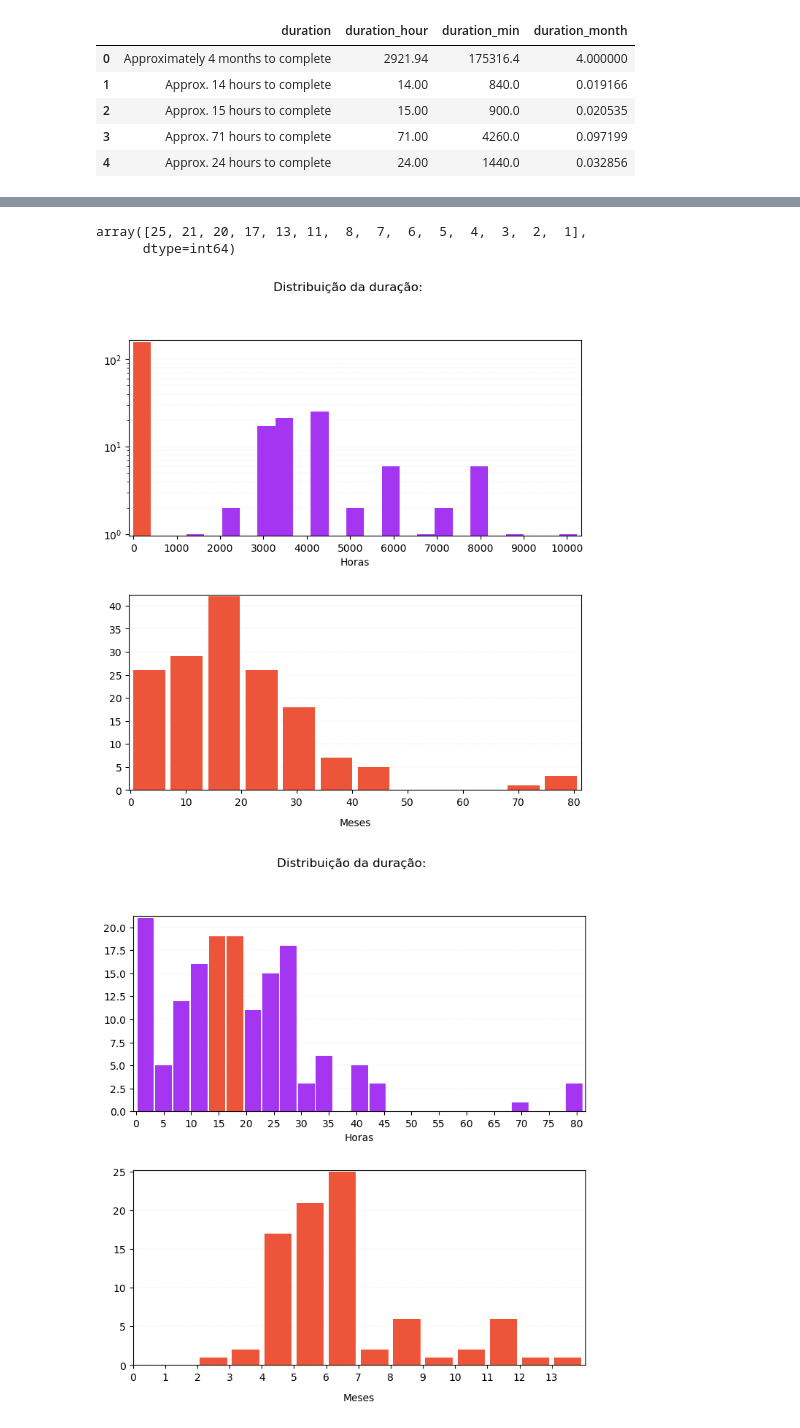
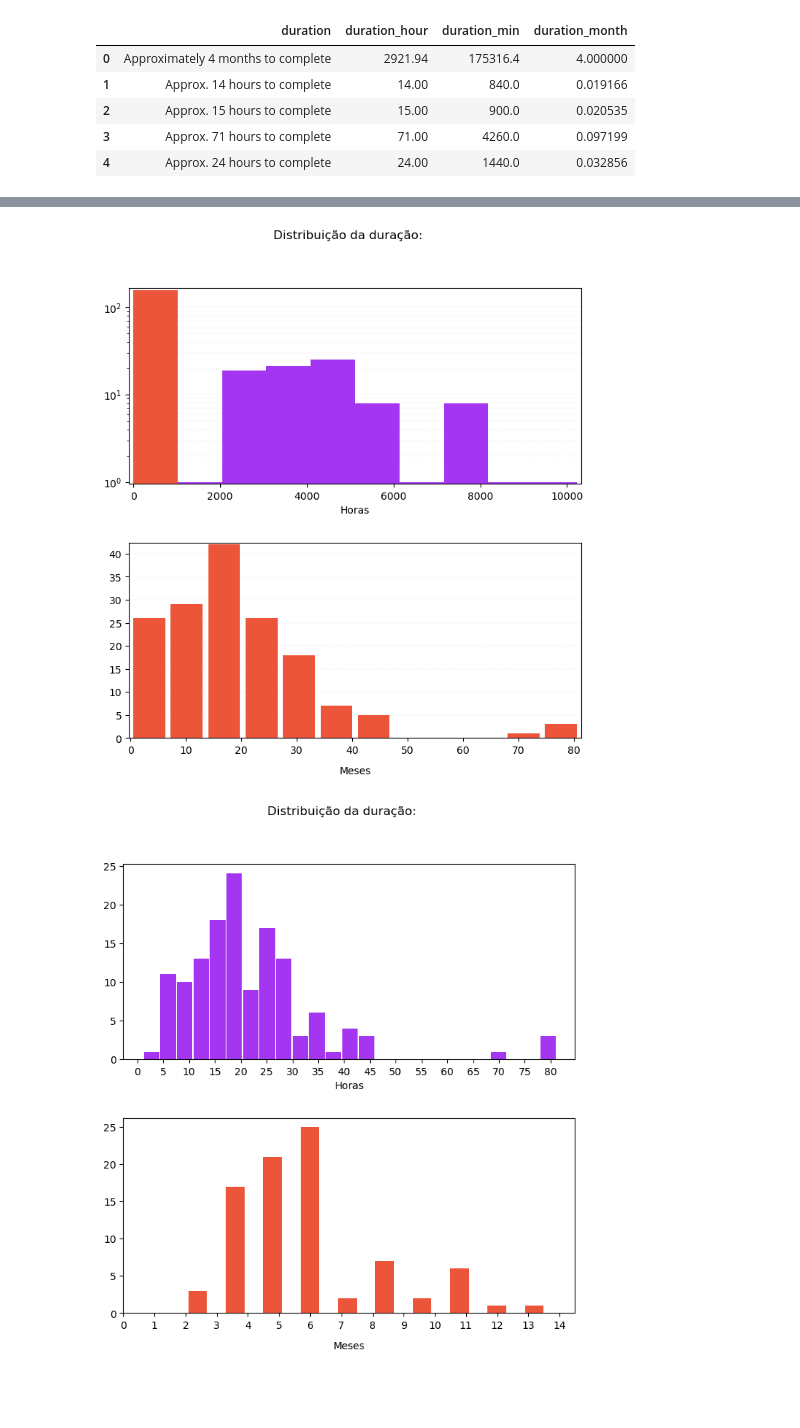
Before and after one commit to ismailymendes/mooc_udemy_coursera, a Jupyter notebook: mooc_udemy_coursera.ipynb, the cells around one changed output, grey strips where cells are left out. Cells and saved outputs as stored; diff of their text form; code cells hidden in the pictures; blank space fills up the shorter version.

```diff
--- a/mooc_udemy_coursera.ipynb
+++ b/mooc_udemy_coursera.ipynb
@@ -769,12 +729,7 @@ Name: duration_min, dtype: int64
-# %%
-coursera_cursos['duration_month'].value_counts().unique()
-# %% [output]
-array([25, 21, 20, 17, 13, 11,  8,  7,  6,  5,  4,  3,  2,  1],
-      dtype=int64)
 # %%
 # Distribuição da duração dos cursos
 fig, (ax1, ax2) = plt.subplots(2,1,figsize = (8, 8))
-N, bins, patches = ax1.hist(coursera_cursos[coursera_cursos['duration_hour']>=0]['duration_hour'], bins=25, color='#A435F0')
+N, bins, patches = ax1.hist(coursera_cursos[coursera_cursos['duration_hour']>=0]['duration_hour'], bins=10, color='#A435F0')
 
 ax1.grid(axis='y', color ='Grey', linestyle ='-.', linewidth = 0.1, which='both', alpha = 0.6)
 ax1.margins(0.01)
@@ -786,7 +741,7 @@ plt.sca(ax1)
 plt.xlabel("Horas")
 plt.ylabel("")
 plt.yscale('log')
-plt.xticks(range(0,10001,1000))
+plt.xticks(range(0,10001,2000))
 
 ax2.hist(coursera_cursos[(coursera_cursos['duration_hour']>=0) & (coursera_cursos['duration_hour']<1000)]['duration_hour'], rwidth=0.85, bins=12, color='#ed553b')
 ax2.grid(axis='y', color ='Grey', linestyle ='-.', linewidth = 0.1, alpha = 0.6)
@@ -809,42 +764,36 @@ plt.rc('ytick', labelsize=MEDIUM_SIZE)   # tamanho da fonte do eixo y
 plt.rc('legend', fontsize=SMALL_SIZE)    # tamanho da fonte da legenda
 plt.show()
 # %% [output]
-[figure, old version]
+[figure, new version]
 # %%
 # Distribuição da duração dos cursos
 fig, (ax1, ax2) = plt.subplots(2,1,figsize = (8, 8))
-N, bins, patches = ax1.hist(coursera_cursos[(coursera_cursos['duration_hour']>=0) & (coursera_cursos['duration_hour']<1000)]['duration_hour'], rwidth=0.85, bins=25, width=3.0, color='#A435F0')
-
-ax1.grid(axis='y', color ='Grey', linestyle ='-.', linewidth = 0.1, which='both', alpha = 0.6)
-ax1.margins(0.01)
-
-patches[4].set_facecolor('#ed553b')
-patches[5].set_facecolor('#ed553b')
+N, bins, patches = ax1.hist(coursera_cursos[(coursera_cursos['duration_hour']>0) & (coursera_cursos['duration_hour']<100)]['duration_hour'], rwidth=0.85, bins=25, width=3.0, color='#A435F0')
 
 plt.sca(ax1)
 plt.xlabel("Horas")
 plt.ylabel("")
 plt.xticks(range(0,81,5))
+#patches[4].set_facecolor('#ed553b')
+#patches[5].set_facecolor('#ed553b')
 
-ax2.hist(coursera_cursos[coursera_cursos['duration_month']>=1]['duration_month'], rwidth=0.85, bins=12, color='#ed553b')
-ax2.grid(axis='y', color ='Grey', linestyle ='-.', linewidth = 0.1, alpha = 0.6)
-ax2.margins(0.01)
+ax2.hist(coursera_cursos[coursera_cursos['duration_month']>=1]['duration_month'], rwidth=0.85, width=0.6, color='#ed553b')
 
 plt.sca(ax2)
 plt.xlabel("Meses", labelpad=10)
 plt.ylabel("")
-plt.xticks(range(0,14,1))
+plt.xticks(range(0,15,1))
 plt.subplots_adjust(hspace=0.30)
 plt.suptitle('Distribuição da duração:')
 
 SMALL_SIZE = 8
 MEDIUM_SIZE = 10
 BIGGER_SIZE = 12
 
 plt.rc('axes', labelsize=MEDIUM_SIZE)    # tamanho da fonte dos rótulos do eixo x e y
 plt.rc('xtick', labelsize=MEDIUM_SIZE)   # tamanho da fonte do eixo x
 plt.rc('ytick', labelsize=MEDIUM_SIZE)   # tamanho da fonte do eixo y
 plt.rc('legend', fontsize=SMALL_SIZE)    # tamanho da fonte da legenda
 plt.show()
 # %% [output]
-[figure, old version]
+[figure, new version]
```
Also changed, not shown: parts of 6 cells of this notebook.
